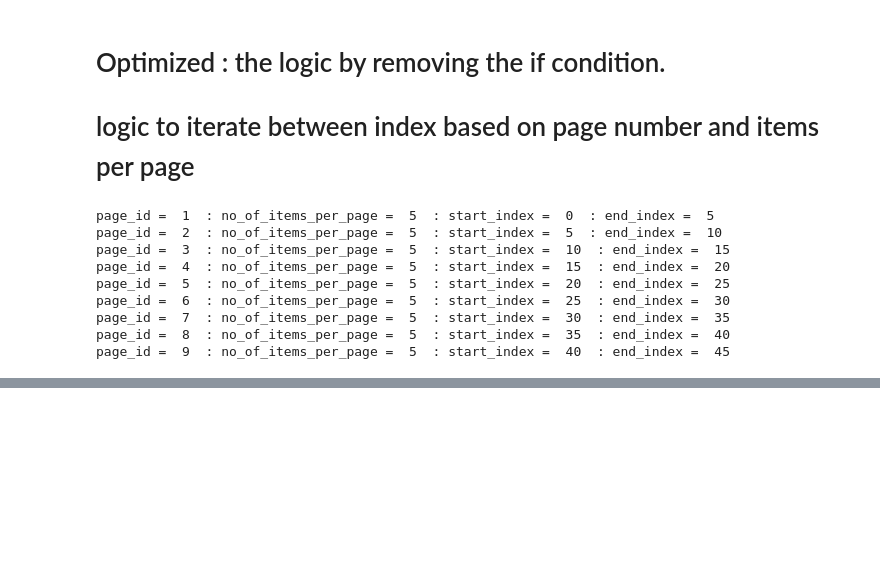
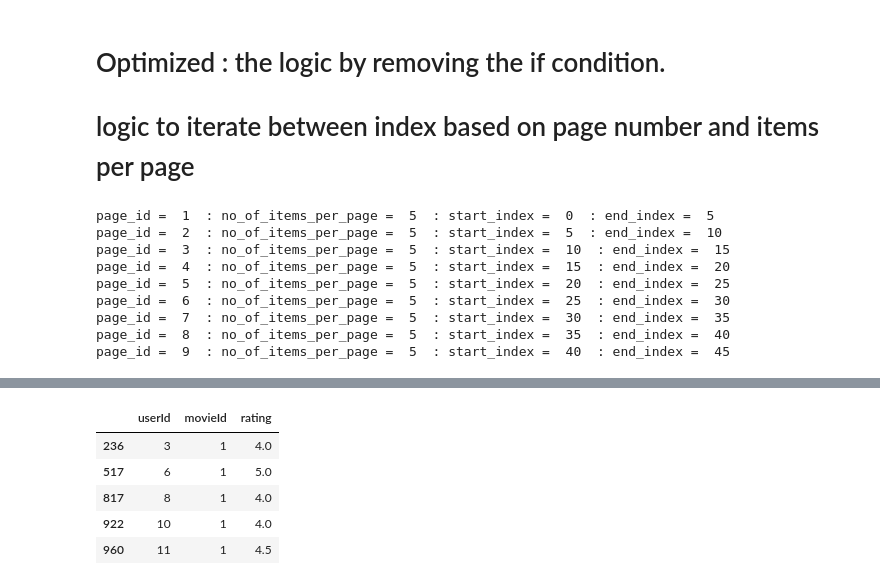
Before and after one commit to jayacpc9/FSDS_Classes, a Jupyter notebook: Python_Workspace/Notebook/BasicCoding_python_kaggle_intro_1_05272016 copy.ipynb, the cells around one changed output, grey strips where cells are left out. Drawn from its saved outputs; the diff is of its cells as text; code cells hidden in the pictures; blank space fills up the shorter version.

```diff
--- a/Python_Workspace/Notebook/BasicCoding_python_kaggle_intro_1_05272016 copy.ipynb
+++ b/Python_Workspace/Notebook/BasicCoding_python_kaggle_intro_1_05272016 copy.ipynb
@@ -752,0 +798,11 @@ page_id =  9  : no_of_items_per_page =  5  : start_index =  40  : end_index =  4
+# %%
+target_movie_id = 1
+all_ratings_by_movie_id = ratings_df[ratings_df['movieId']== target_movie_id]
+all_ratings_by_movie_id.head()
+# %% [output]
+|  | userId | movieId | rating |
+| 236 | 3 | 1 | 4.0 |
+| 517 | 6 | 1 | 5.0 |
+| 817 | 8 | 1 | 4.0 |
+| 922 | 10 | 1 | 4.0 |
+| 960 | 11 | 1 | 4.5 |
```
Also changed, not shown: parts of 5 cells of this notebook, 2 other files.
